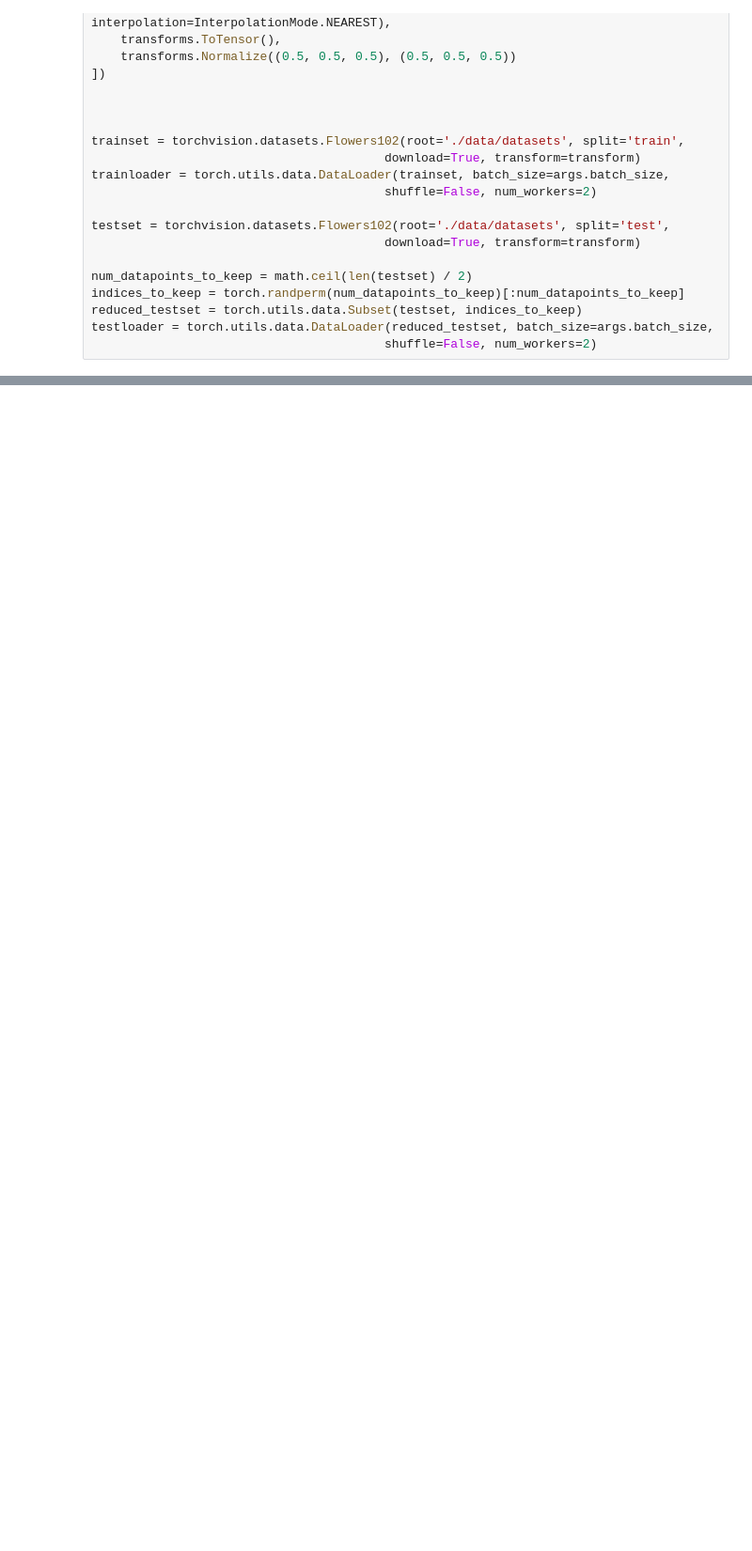
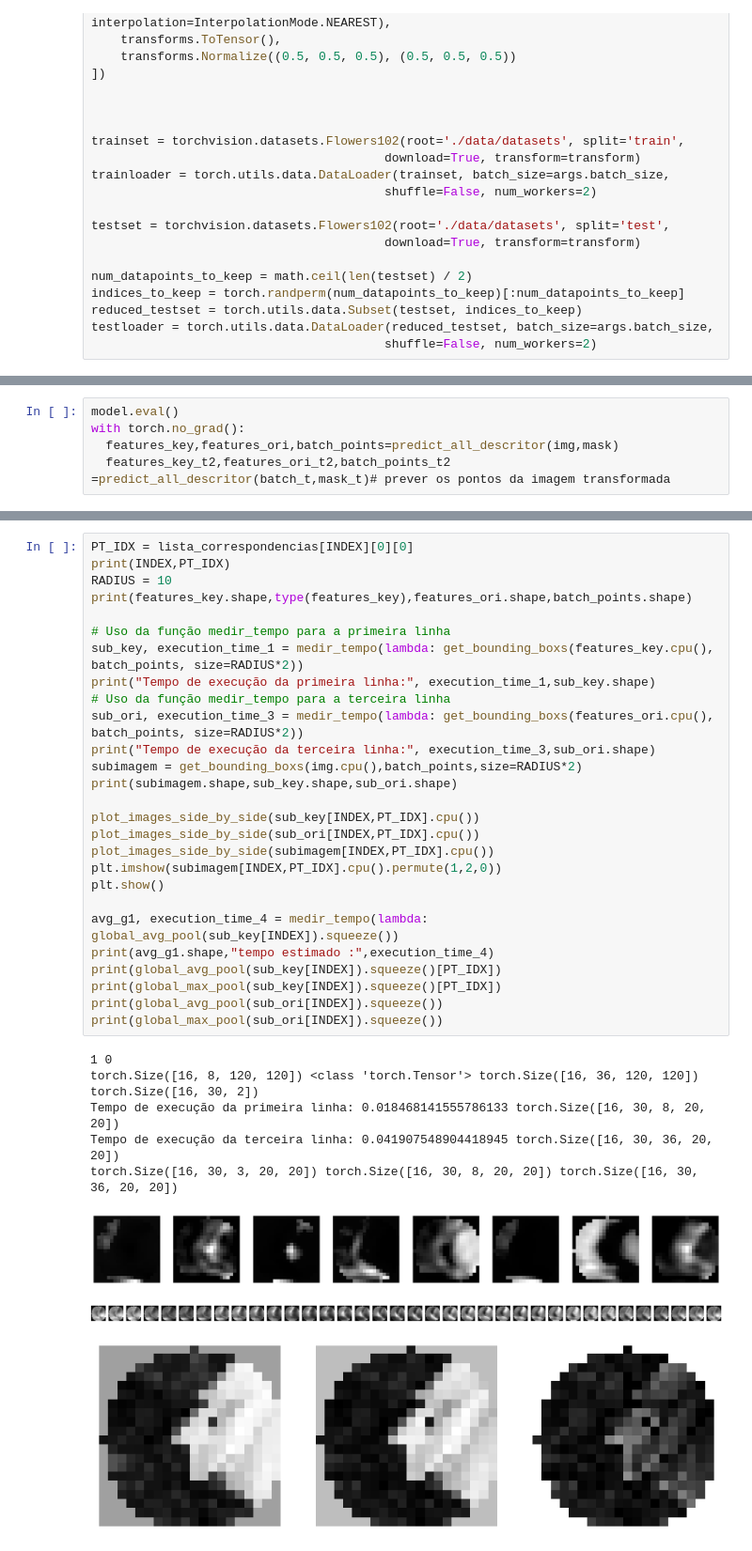
Before and after one commit to binarycode11/singular-points, a Jupyter notebook: singular_points.ipynb, the cells around one changed output, grey strips where cells are left out. Shown at 94% size. Saved outputs shown, nothing was run; the diff lists cells and outputs as text; blank space fills up the shorter version.

Commit message:
finalizei o experimento das flores para rede equivariante+descritor

```diff
--- a/singular_points.ipynb
+++ b/singular_points.ipynb
@@ -668,0 +657,5 @@ tensor(0.1028, device='cuda:0', grad_fn=<ToCopyBackward0>)
+# %%
+model.eval()
+with torch.no_grad():
+  features_key,features_ori,batch_points=predict_all_descritor(img,mask)
+  features_key_t2,features_ori_t2,batch_points_t2 =predict_all_descritor(batch_t,mask_t)# prever os pontos da imagem transformada
@@ -668,0 +715,36 @@ tensor(0.1028, device='cuda:0', grad_fn=<ToCopyBackward0>)
+# %%
+PT_IDX = lista_correspondencias[INDEX][0][0]
+print(INDEX,PT_IDX)
+RADIUS = 10
+print(features_key.shape,type(features_key),features_ori.shape,batch_points.shape)
+
+# Uso da função medir_tempo para a primeira linha
+sub_key, execution_time_1 = medir_tempo(lambda: get_bounding_boxs(features_key.cpu(), batch_points, size=RADIUS*2))
+print("Tempo de execução da primeira linha:", execution_time_1,sub_key.shape)
+# Uso da função medir_tempo para a terceira linha
+sub_ori, execution_time_3 = medir_tempo(lambda: get_bounding_boxs(features_ori.cpu(), batch_points, size=RADIUS*2))
+print("Tempo de execução da terceira linha:", execution_time_3,sub_ori.shape)
+subimagem = get_bounding_boxs(img.cpu(),batch_points,size=RADIUS*2)
+print(subimagem.shape,sub_key.shape,sub_ori.shape)
+
+plot_images_side_by_side(sub_key[INDEX,PT_IDX].cpu())
+plot_images_side_by_side(sub_ori[INDEX,PT_IDX].cpu())
+plot_images_side_by_side(subimagem[INDEX,PT_IDX].cpu())
+plt.imshow(subimagem[INDEX,PT_IDX].cpu().permute(1,2,0))
+plt.show()
+
+avg_g1, execution_time_4 = medir_tempo(lambda: global_avg_pool(sub_key[INDEX]).squeeze())
+print(avg_g1.shape,"tempo estimado :",execution_time_4)
+print(global_avg_pool(sub_key[INDEX]).squeeze()[PT_IDX])
+print(global_max_pool(sub_key[INDEX]).squeeze()[PT_IDX])
+print(global_avg_pool(sub_ori[INDEX]).squeeze())
+print(global_max_pool(sub_ori[INDEX]).squeeze())
+# %% [output]
+1 0
+torch.Size([16, 8, 120, 120]) <class 'torch.Tensor'> torch.Size([16, 36, 120, 120]) torch.Size([16, 30, 2])
+Tempo de execução da primeira linha: 0.018468141555786133 torch.Size([16, 30, 8, 20, 20])
+Tempo de execução da terceira linha: 0.041907548904418945 torch.Size([16, 30, 36, 20, 20])
+torch.Size([16, 30, 3, 20, 20]) torch.Size([16, 30, 8, 20, 20]) torch.Size([16, 30, 36, 20, 20])
+[figure, added]
+[figure, added]
+[figure, added]
```
Also changed, not shown: parts of 30 cells of this notebook, 3 other files.
